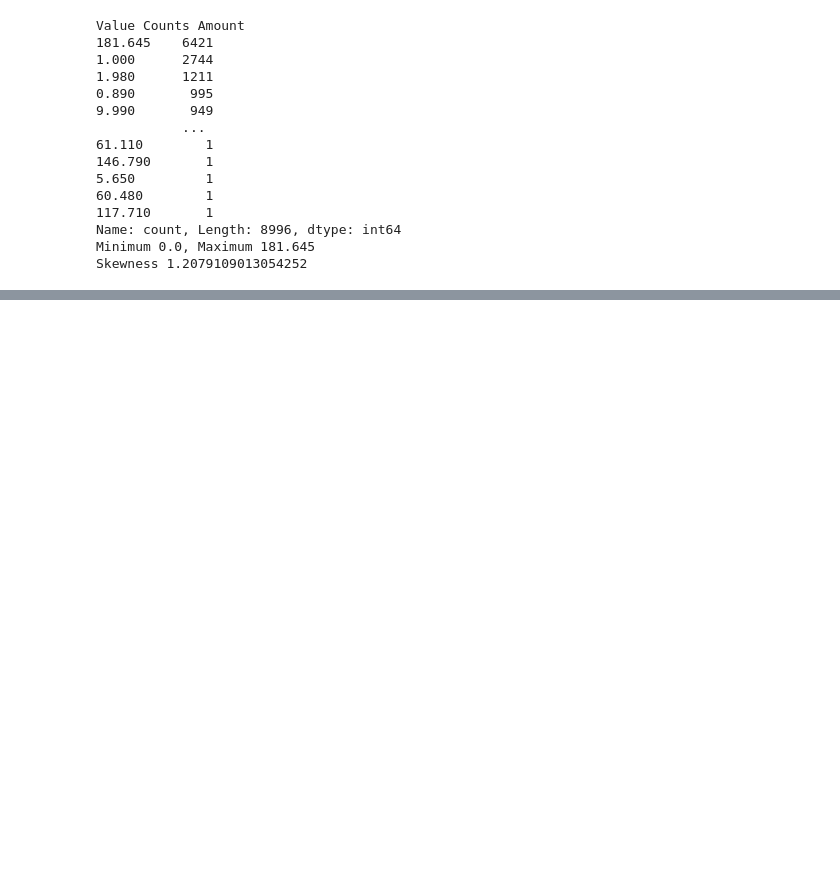
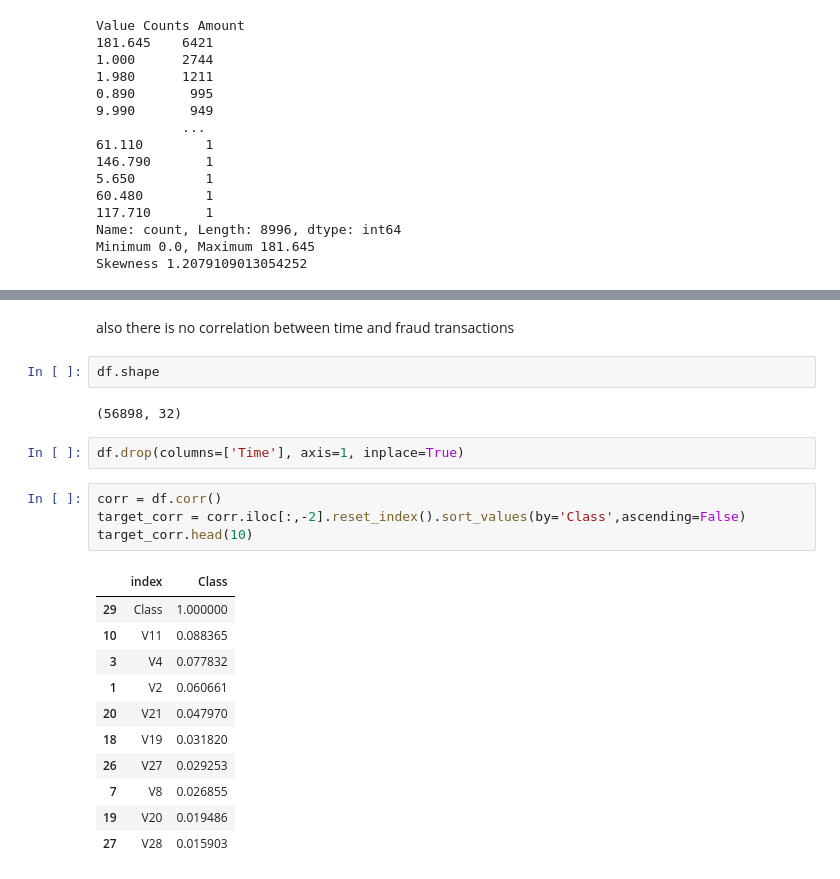
Before and after one commit to ahmeddiab1234/Credit_Card_Fraud_Detection, a Jupyter notebook: EDA.ipynb, the cells around one changed output, grey strips where cells are left out. Cells and saved outputs as stored; diff of their text form; blank space fills up the shorter version.

```diff
--- a/EDA.ipynb
+++ b/EDA.ipynb
@@ -241,0 +274,24 @@ Skewness 1.2079109013054252
+# %% [markdown]
+also there is no correlation between time and fraud transactions
+# %%
+df.shape
+# %% [output]
+(56898, 32)
+# %%
+df.drop(columns=['Time'], axis=1, inplace=True)
+# %%
+corr = df.corr()
+target_corr = corr.iloc[:,-2].reset_index().sort_values(by='Class',ascending=False)
+target_corr.head(10)
+# %% [output]
+|  | index | Class |
+| 29 | Class | 1.000000 |
+| 10 | V11 | 0.088365 |
+| 3 | V4 | 0.077832 |
+| 1 | V2 | 0.060661 |
+| 20 | V21 | 0.047970 |
+| 18 | V19 | 0.031820 |
+| 26 | V27 | 0.029253 |
+| 7 | V8 | 0.026855 |
+| 19 | V20 | 0.019486 |
+| 27 | V28 | 0.015903 |
```
Also changed, not shown: parts of 11 cells of this notebook, 4 other files.
